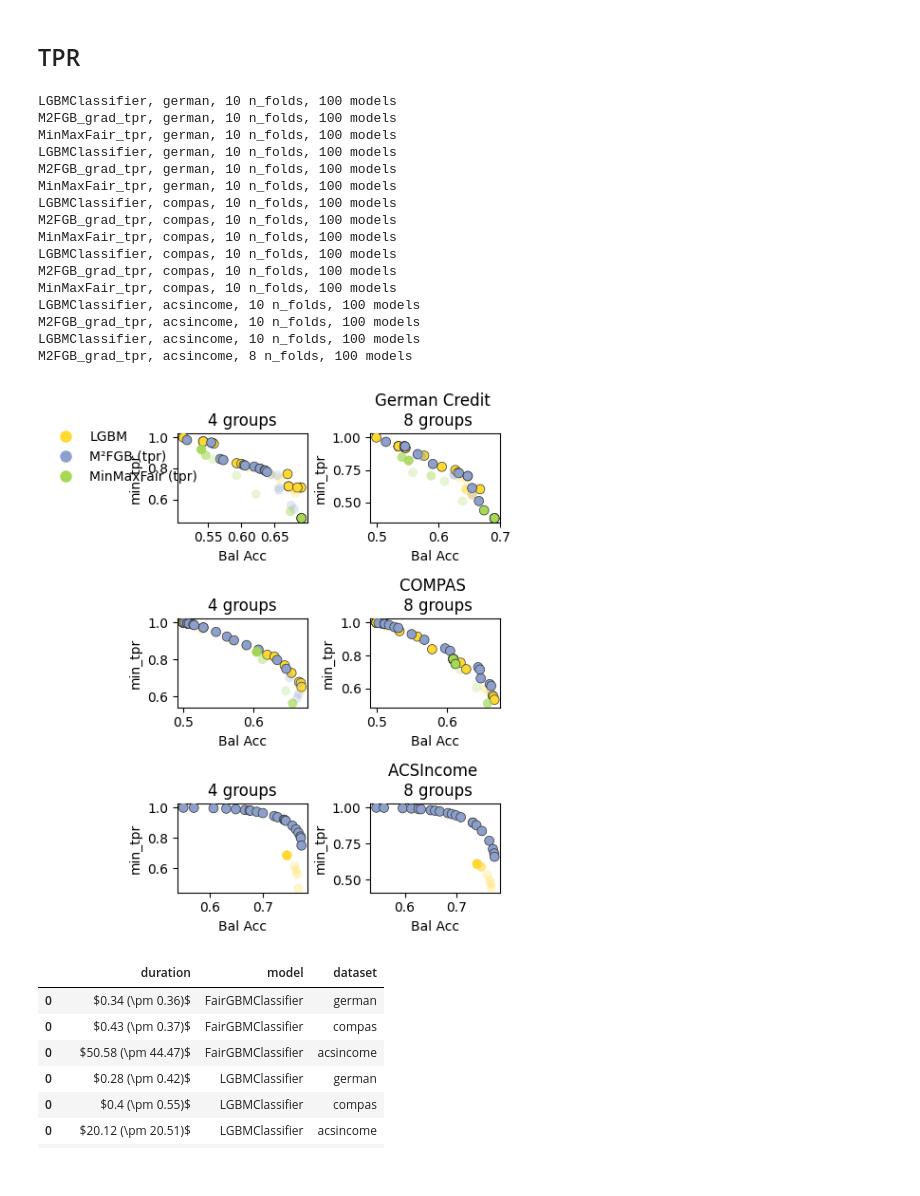
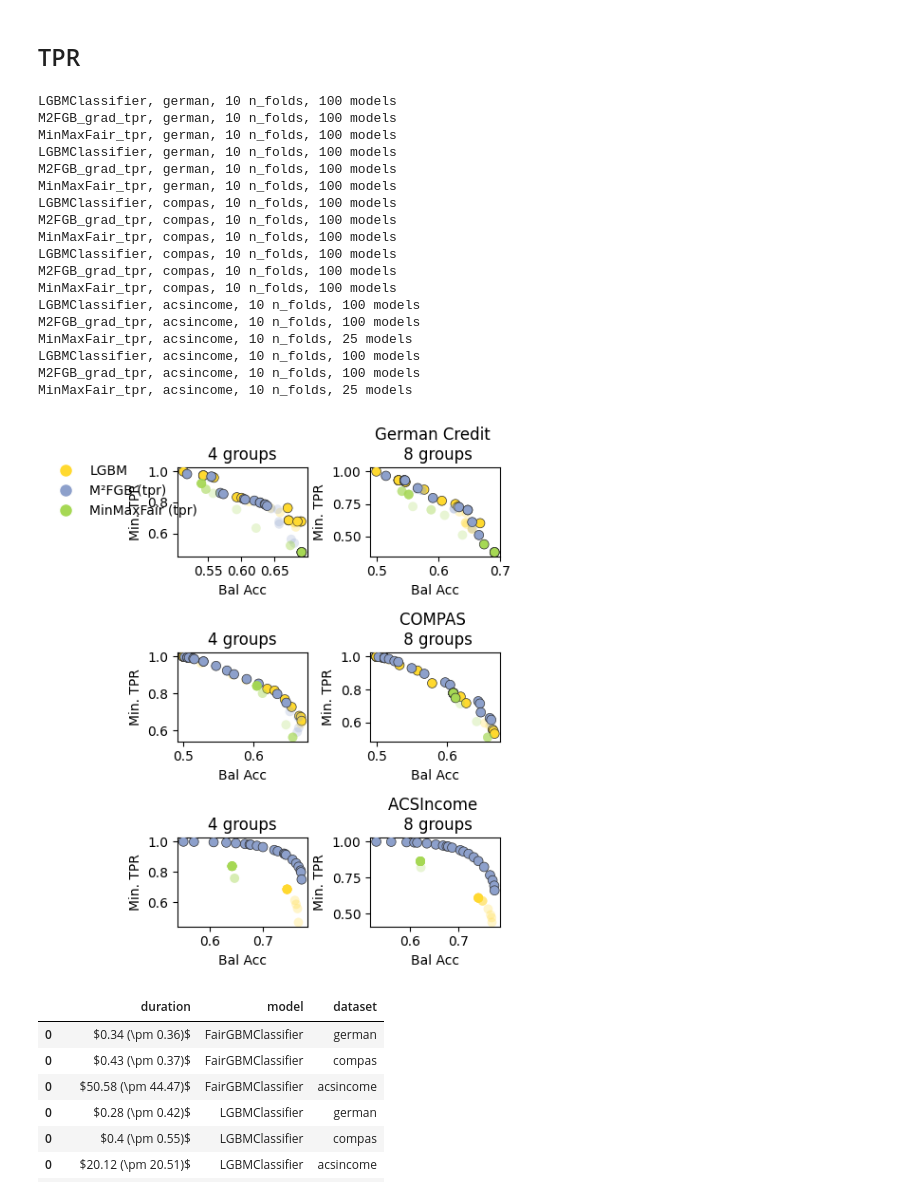
Before and after one commit to hiaac-finance/m2fgb, a Jupyter notebook: notebooks/analyze_results_new.ipynb, the cells around one changed output. Drawn from its saved outputs; the diff is of its cells as text; code cells hidden in the pictures.

```diff
--- a/notebooks/analyze_results_new.ipynb
+++ b/notebooks/analyze_results_new.ipynb
@@ -475,39 +475,41 @@ for jj, dataset_name in enumerate(["german", "compas",  "acsincome"]):
 
         #axs[ii].legend()
         axs[jj, ii].set_xlabel("Bal Acc")
-        axs[jj, ii].set_ylabel(fair_metric)
+        axs[jj, ii].set_ylabel("Min. TPR")
         #axs[jj, ii].grid(True)
         if ii == 0 and jj == 0:
             axs[jj, ii].legend(handles=handles_tpr, loc="lower left", bbox_to_anchor=(-1.05, 0.3), frameon=False)
 
         if ii == 1:
             axs[jj, ii].set_title(f"{dataset_names[dataset_name]} \n {n_groups} groups")
         else:
             axs[jj, ii].set_title(f"{n_groups} groups")
 
 
 
 plt.tight_layout()
 plt.savefig("../figs/results_datasets_tpr.pdf", dpi = 300)
 plt.show()
 # %% [output]
 LGBMClassifier, german, 10 n_folds, 100 models
 M2FGB_grad_tpr, german, 10 n_folds, 100 models
 MinMaxFair_tpr, german, 10 n_folds, 100 models
 LGBMClassifier, german, 10 n_folds, 100 models
 M2FGB_grad_tpr, german, 10 n_folds, 100 models
 MinMaxFair_tpr, german, 10 n_folds, 100 models
 LGBMClassifier, compas, 10 n_folds, 100 models
 M2FGB_grad_tpr, compas, 10 n_folds, 100 models
 MinMaxFair_tpr, compas, 10 n_folds, 100 models
 LGBMClassifier, compas, 10 n_folds, 100 models
 M2FGB_grad_tpr, compas, 10 n_folds, 100 models
 MinMaxFair_tpr, compas, 10 n_folds, 100 models
 LGBMClassifier, acsincome, 10 n_folds, 100 models
 M2FGB_grad_tpr, acsincome, 10 n_folds, 100 models
+MinMaxFair_tpr, acsincome, 10 n_folds, 25 models
 LGBMClassifier, acsincome, 10 n_folds, 100 models
-M2FGB_grad_tpr, acsincome, 8 n_folds, 100 models
+M2FGB_grad_tpr, acsincome, 10 n_folds, 100 models
+MinMaxFair_tpr, acsincome, 10 n_folds, 25 models
-[figure, old version]
+[figure, new version]
 # %%
 def summary_time(dataset_name, model_name, path, max_models = None):
     results = []
```
Also changed, not shown: parts of 5 cells of this notebook, 3 other files.
